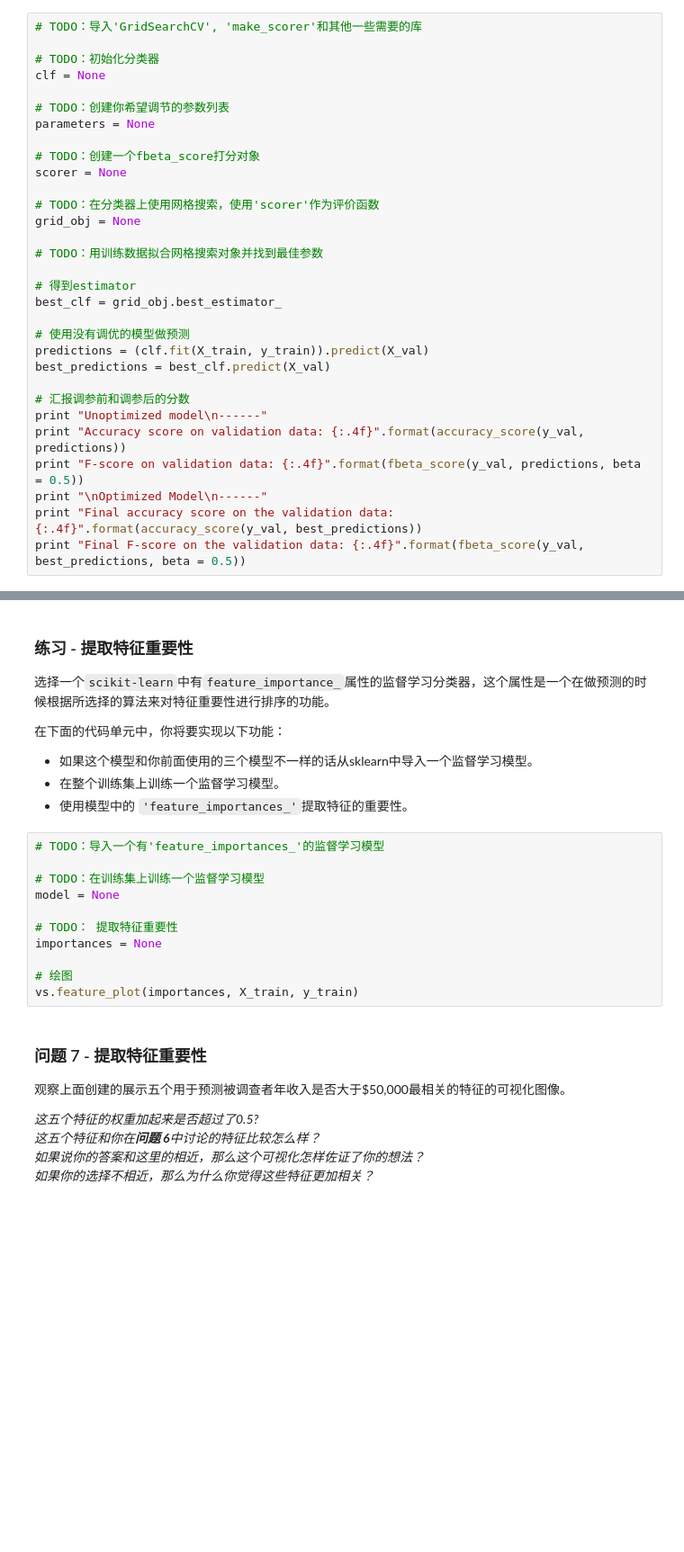
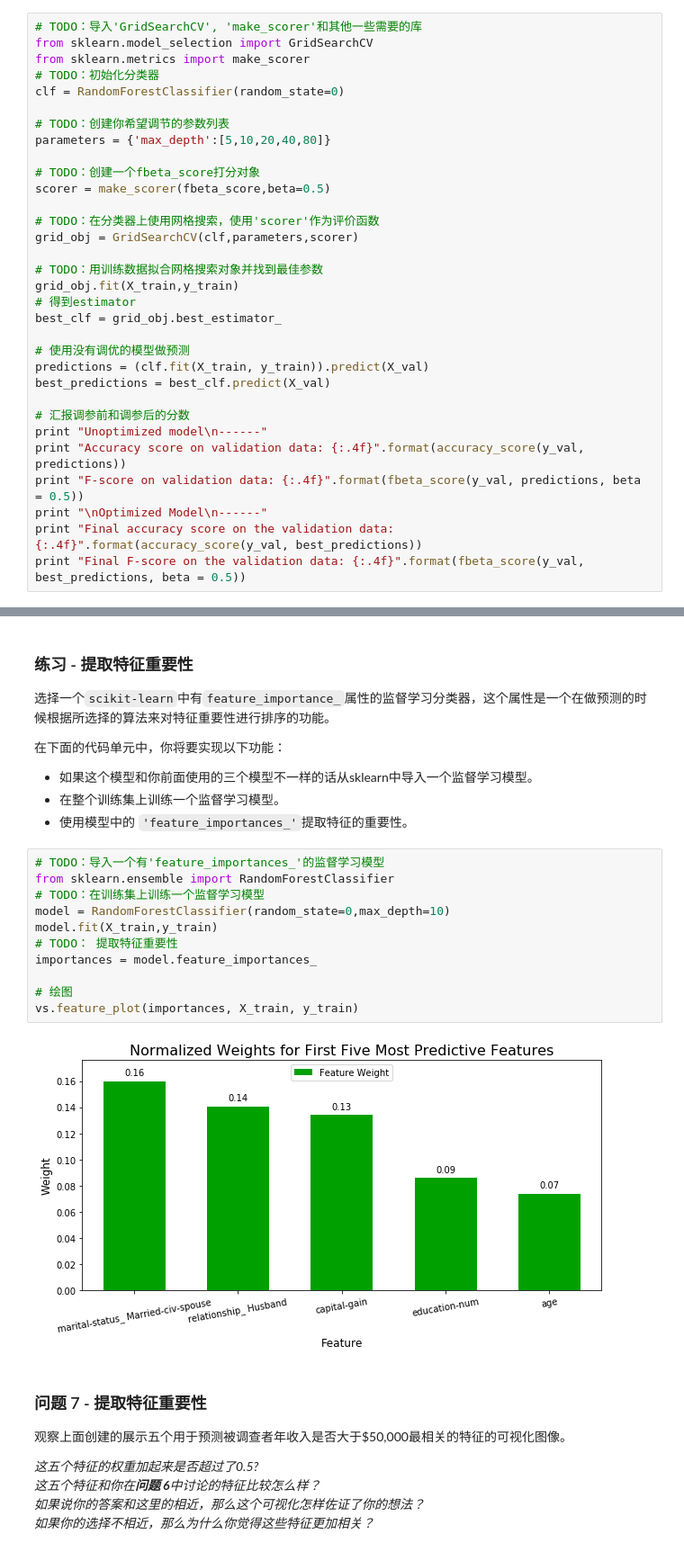
Before and after one commit to NiuCoder/finding_donors-master, a Jupyter notebook: finding_donors.ipynb, the cells around one changed output, grey strips where cells are left out. Shown: that part at 90% size. Saved outputs shown, nothing was run; the diff lists cells and outputs as text; blank space fills up the shorter version.

```diff
--- a/finding_donors.ipynb
+++ b/finding_donors.ipynb
@@ -437,21 +465,22 @@ vs.evaluate(results, accuracy, fscore)
 **注意：** 取决于你选择的参数列表，下面实现的代码可能需要花一些时间运行！
 # %%
 # TODO：导入'GridSearchCV', 'make_scorer'和其他一些需要的库
-
+from sklearn.model_selection import GridSearchCV
+from sklearn.metrics import make_scorer
 # TODO：初始化分类器
-clf = None
+clf = RandomForestClassifier(random_state=0)
 
 # TODO：创建你希望调节的参数列表
-parameters = None
+parameters = {'max_depth':[5,10,20,40,80]}
 
 # TODO：创建一个fbeta_score打分对象
-scorer = None
+scorer = make_scorer(fbeta_score,beta=0.5)
 
 # TODO：在分类器上使用网格搜索，使用'scorer'作为评价函数
-grid_obj = None
+grid_obj = GridSearchCV(clf,parameters,scorer)
 
 # TODO：用训练数据拟合网格搜索对象并找到最佳参数
-
+grid_obj.fit(X_train,y_train)
 # 得到estimator
 best_clf = grid_obj.best_estimator_
 
@@ -510,15 +555,17 @@ _在这十三个记录中，你认为哪五个特征对于预测是最重要的
  - 使用模型中的 `'feature_importances_'`提取特征的重要性。
 # %%
 # TODO：导入一个有'feature_importances_'的监督学习模型
-
+from sklearn.ensemble import RandomForestClassifier
 # TODO：在训练集上训练一个监督学习模型
-model = None
-
+model = RandomForestClassifier(random_state=0,max_depth=10)
+model.fit(X_train,y_train)
 # TODO： 提取特征重要性
-importances = None
+importances = model.feature_importances_
 
 # 绘图
 vs.feature_plot(importances, X_train, y_train)
+# %% [output]
+[figure, added]
 # %% [markdown]
 ### 问题 7 - 提取特征重要性
 观察上面创建的展示五个用于预测被调查者年收入是否大于\$50,000最相关的特征的可视化图像。
```
Also changed, not shown: parts of 25 cells of this notebook, 1 other file.
